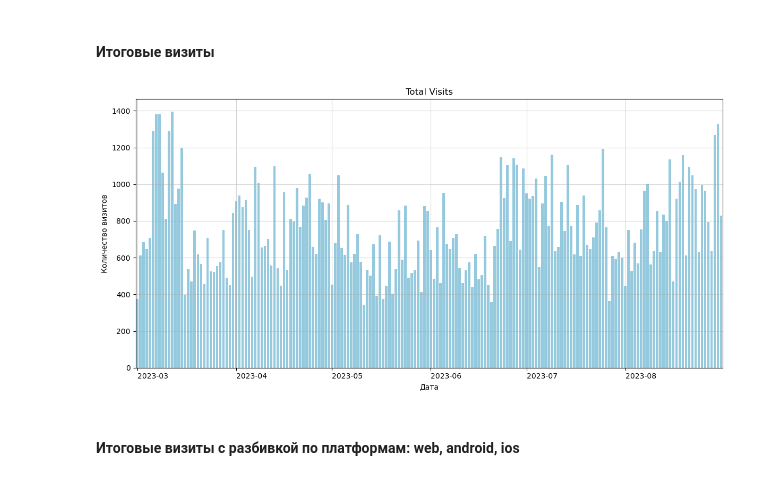
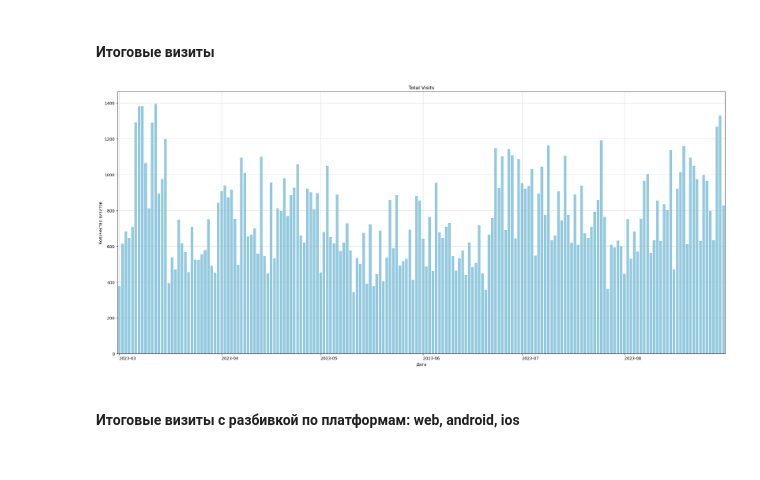
Before and after one commit to Maxim00se/data-analytics-project-100, a Jupyter notebook: data_analysis_notebook.ipynb, the cells around one changed output. Drawn from its saved outputs; the diff is of its cells as text; code cells hidden in the pictures.

Commit message:
Update charts

```diff
--- a/data_analysis_notebook.ipynb
+++ b/data_analysis_notebook.ipynb
@@ -163,32 +163,32 @@ ads.head()
 #### Итоговые визиты
 # %%
 # Построение столбчатого графика
-plt.figure(figsize=(12, 6))
+plt.figure(figsize=(22, 10))
 sns.barplot(data=ads, x='date_group', y='visits', color='skyblue')
 
 # Получение первых дней месяца
 ads['date_group'] = pd.to_datetime(ads['date_group'])
 monthly_ticks = ads[ads['date_group'].dt.is_month_start]
 
 # Установка меток для оси X
 plt.xticks(
     ticks=monthly_ticks.index,  # Индексы для меток
     labels=monthly_ticks['date_group'].dt.strftime('%Y-%m'),  # Форматированные подписи
     rotation=0,
     ha='left'
 )
 
 plt.xlabel('Дата')
 plt.ylabel('Количество визитов')
 plt.title('Total Visits')
 plt.grid(alpha=0.5)
 plt.tight_layout()
 
 # Сохранение графика
 plt.savefig('./charts/total_visits.png')
 plt.show()
 # %% [output]
-[figure, old version]
+[figure, new version]
 # %% [markdown]
 #### Итоговые визиты с разбивкой по платформам: web, android, ios
 # %%
```
Also changed, not shown: parts of 5 cells of this notebook, 4 other files.
